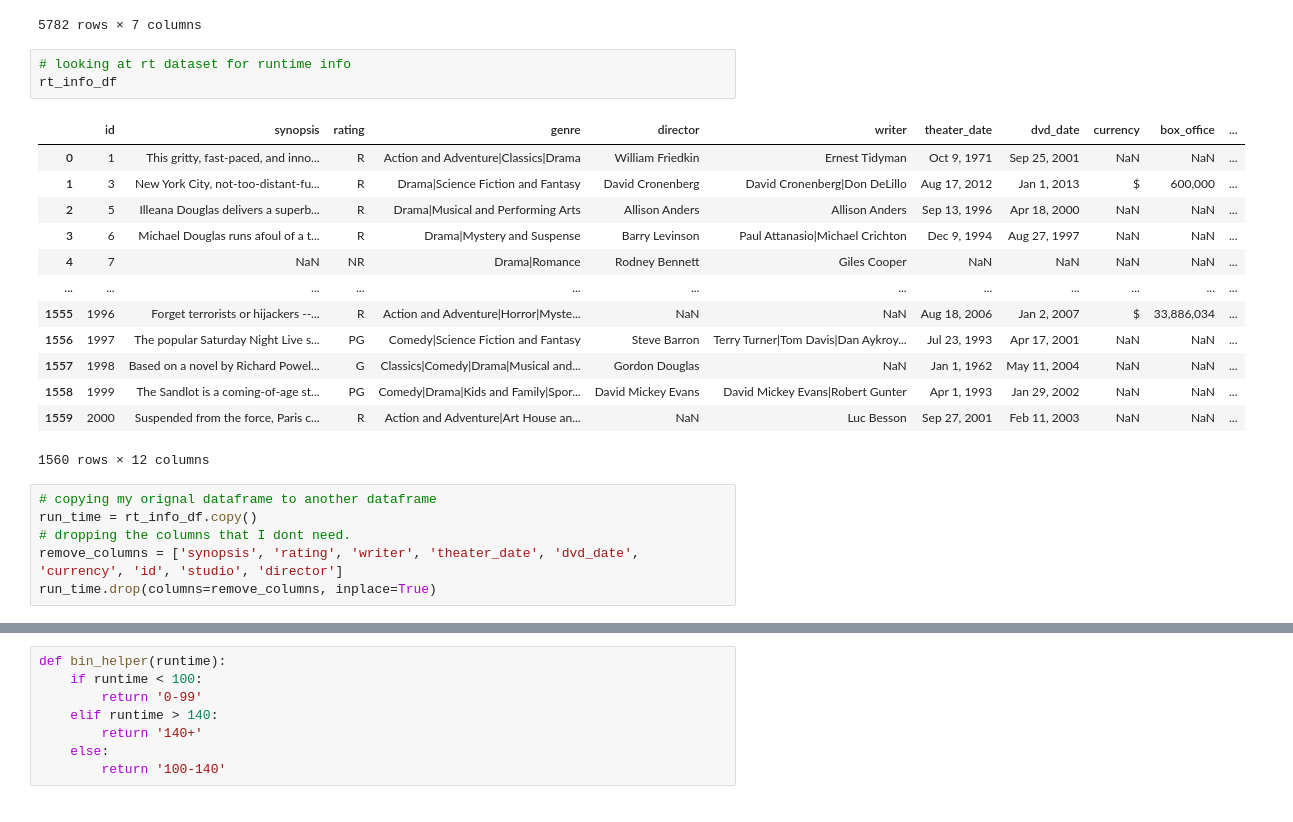
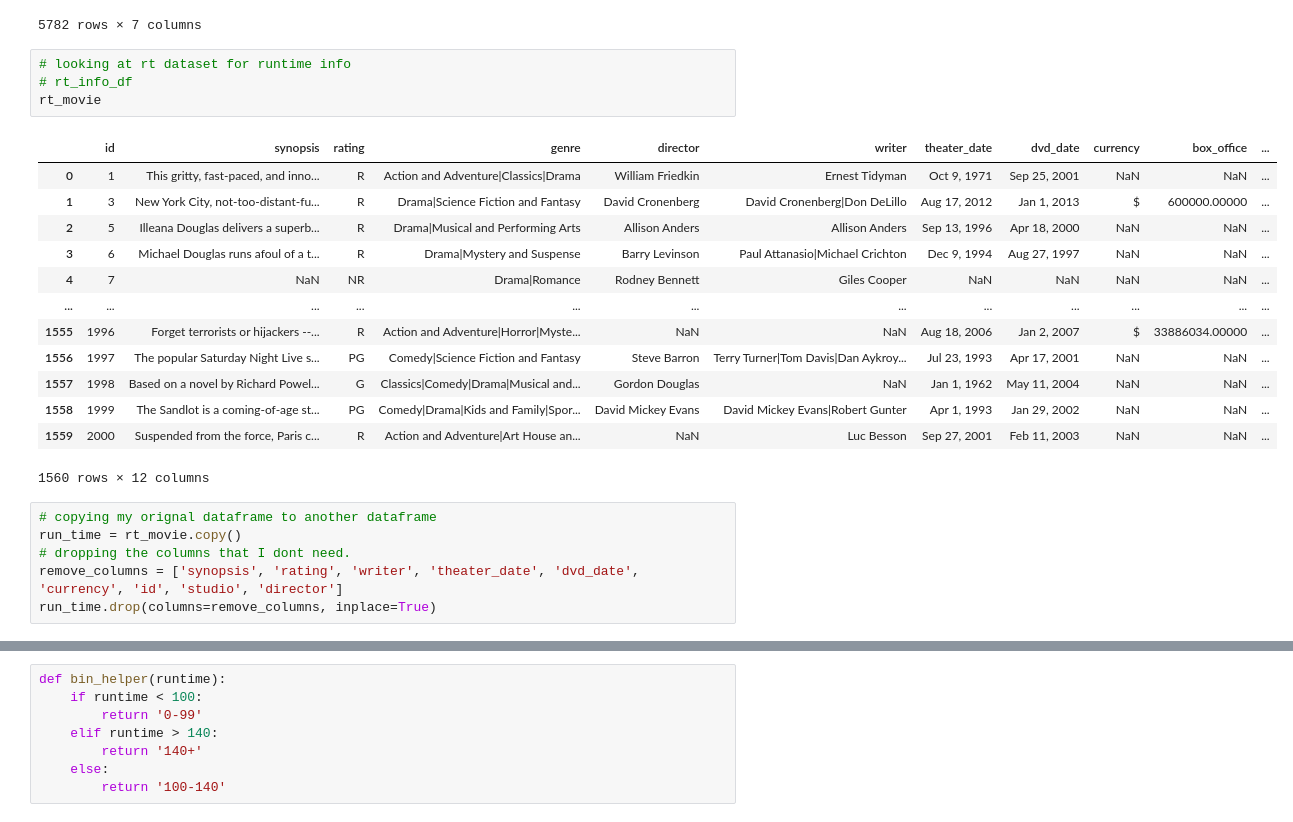
Before and after one commit to Caroline-kamusi/Movies-project, a Jupyter notebook: movies.ipynb, the cells around one changed output, grey strips where cells are left out. Saved outputs shown, nothing was run; the diff lists cells and outputs as text.

```diff
--- a/movies.ipynb
+++ b/movies.ipynb
@@ -560,16 +583,17 @@ updated_tn_df.sort_values('Profit from Worldwide', ascending=False)
 5782 rows × 7 columns
 # %%
 # looking at rt dataset for runtime info
-rt_info_df
+# rt_info_df
+rt_movie
 # %% [output]
 |  | id | synopsis | rating | genre | director | writer | theater_date | dvd_date | currency | box_office | ... |
 | 0 | 1 | This gritty, fast-paced, and inno... | R | Action and Adventure|Classics|Drama | William Friedkin | Ernest Tidyman | Oct 9, 1971 | Sep 25, 2001 | NaN | NaN | ... |
-| 1 | 3 | New York City, not-too-distant-fu... | R | Drama|Science Fiction and Fantasy | David Cronenberg | David Cronenberg|Don DeLillo | Aug 17, 2012 | Jan 1, 2013 | $ | 600,000 | ... |
+| 1 | 3 | New York City, not-too-distant-fu... | R | Drama|Science Fiction and Fantasy | David Cronenberg | David Cronenberg|Don DeLillo | Aug 17, 2012 | Jan 1, 2013 | $ | 600000.00000 | ... |
 | 2 | 5 | Illeana Douglas delivers a superb... | R | Drama|Musical and Performing Arts | Allison Anders | Allison Anders | Sep 13, 1996 | Apr 18, 2000 | NaN | NaN | ... |
 | 3 | 6 | Michael Douglas runs afoul of a t... | R | Drama|Mystery and Suspense | Barry Levinson | Paul Attanasio|Michael Crichton | Dec 9, 1994 | Aug 27, 1997 | NaN | NaN | ... |
 | 4 | 7 | NaN | NR | Drama|Romance | Rodney Bennett | Giles Cooper | NaN | NaN | NaN | NaN | ... |
 | ... | ... | ... | ... | ... | ... | ... | ... | ... | ... | ... | ... |
-| 1555 | 1996 | Forget terrorists or hijackers --... | R | Action and Adventure|Horror|Myste... | NaN | NaN | Aug 18, 2006 | Jan 2, 2007 | $ | 33,886,034 | ... |
+| 1555 | 1996 | Forget terrorists or hijackers --... | R | Action and Adventure|Horror|Myste... | NaN | NaN | Aug 18, 2006 | Jan 2, 2007 | $ | 33886034.00000 | ... |
 | 1556 | 1997 | The popular Saturday Night Live s... | PG | Comedy|Science Fiction and Fantasy | Steve Barron | Terry Turner|Tom Davis|Dan Aykroy... | Jul 23, 1993 | Apr 17, 2001 | NaN | NaN | ... |
 | 1557 | 1998 | Based on a novel by Richard Powel... | G | Classics|Comedy|Drama|Musical and... | Gordon Douglas | NaN | Jan 1, 1962 | May 11, 2004 | NaN | NaN | ... |
 | 1558 | 1999 | The Sandlot is a coming-of-age st... | PG | Comedy|Drama|Kids and Family|Spor... | David Mickey Evans | David Mickey Evans|Robert Gunter | Apr 1, 1993 | Jan 29, 2002 | NaN | NaN | ... |
@@ -577,7 +601,7 @@ rt_info_df
 1560 rows × 12 columns
 # %%
 # copying my orignal dataframe to another dataframe
-run_time = rt_info_df.copy()
+run_time = rt_movie.copy()
 # dropping the columns that I dont need.
 remove_columns = ['synopsis', 'rating', 'writer', 'theater_date', 'dvd_date', 'currency', 'id', 'studio', 'director']
 run_time.drop(columns=remove_columns, inplace=True)
```
Also changed, not shown: parts of 21 cells of this notebook, 4 other files.
